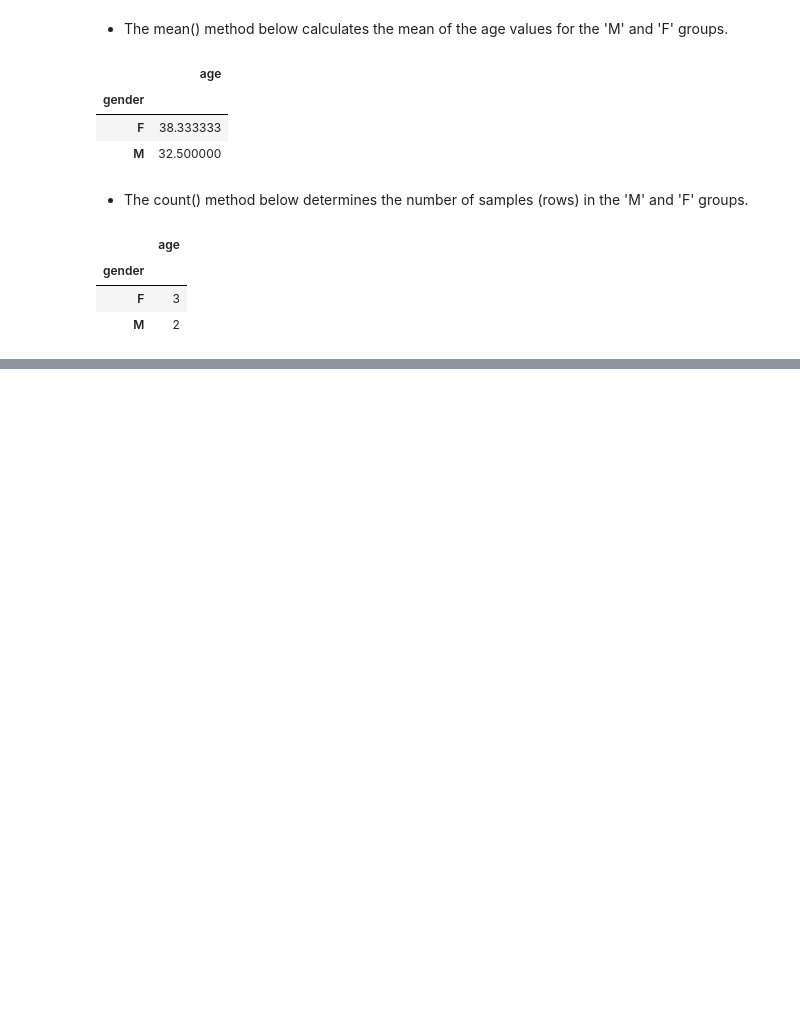
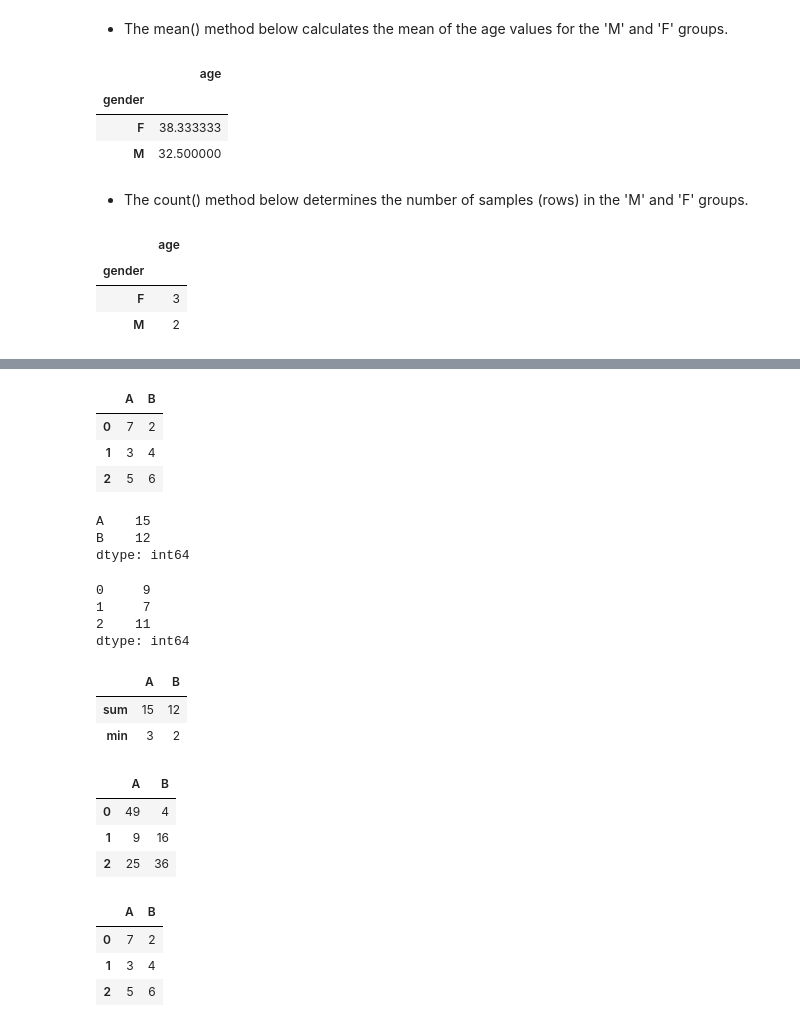
Before and after one commit to datasmp/pfds, a Jupyter notebook: _sources/df_advanced_method.ipynb, the cells around one changed output, grey strips where cells are left out. Cells and saved outputs as stored; diff of their text form; code cells hidden in the pictures; blank space fills up the shorter version.

```diff
--- a/_sources/df_advanced_method.ipynb
+++ b/_sources/df_advanced_method.ipynb
@@ -266,0 +271,41 @@ df5.groupby('gender').count()
+# %%
+df = pd.DataFrame([[7,2], [3,4], [5,6]], columns=['A', 'B'])
+df
+# %% [output]
+|  | A | B |
+| 0 | 7 | 2 |
+| 1 | 3 | 4 |
+| 2 | 5 | 6 |
+# %%
+df.agg('sum')
+# %% [output]
+A    15
+B    12
+dtype: int64
+# %%
+df.agg('sum', axis=1)
+# %% [output]
+0     9
+1     7
+2    11
+dtype: int64
+# %%
+df.agg(['sum', 'min'])
+# %% [output]
+|  | A | B |
+| sum | 15 | 12 |
+| min | 3 | 2 |
+# %%
+df.agg(lambda x: x**2)
+# %% [output]
+|  | A | B |
+| 0 | 49 | 4 |
+| 1 | 9 | 16 |
+| 2 | 25 | 36 |
+# %%
+df
+# %% [output]
+|  | A | B |
+| 0 | 7 | 2 |
+| 1 | 3 | 4 |
+| 2 | 5 | 6 |
```
Also changed, not shown: parts of 24 cells of this notebook, 19 other files.
